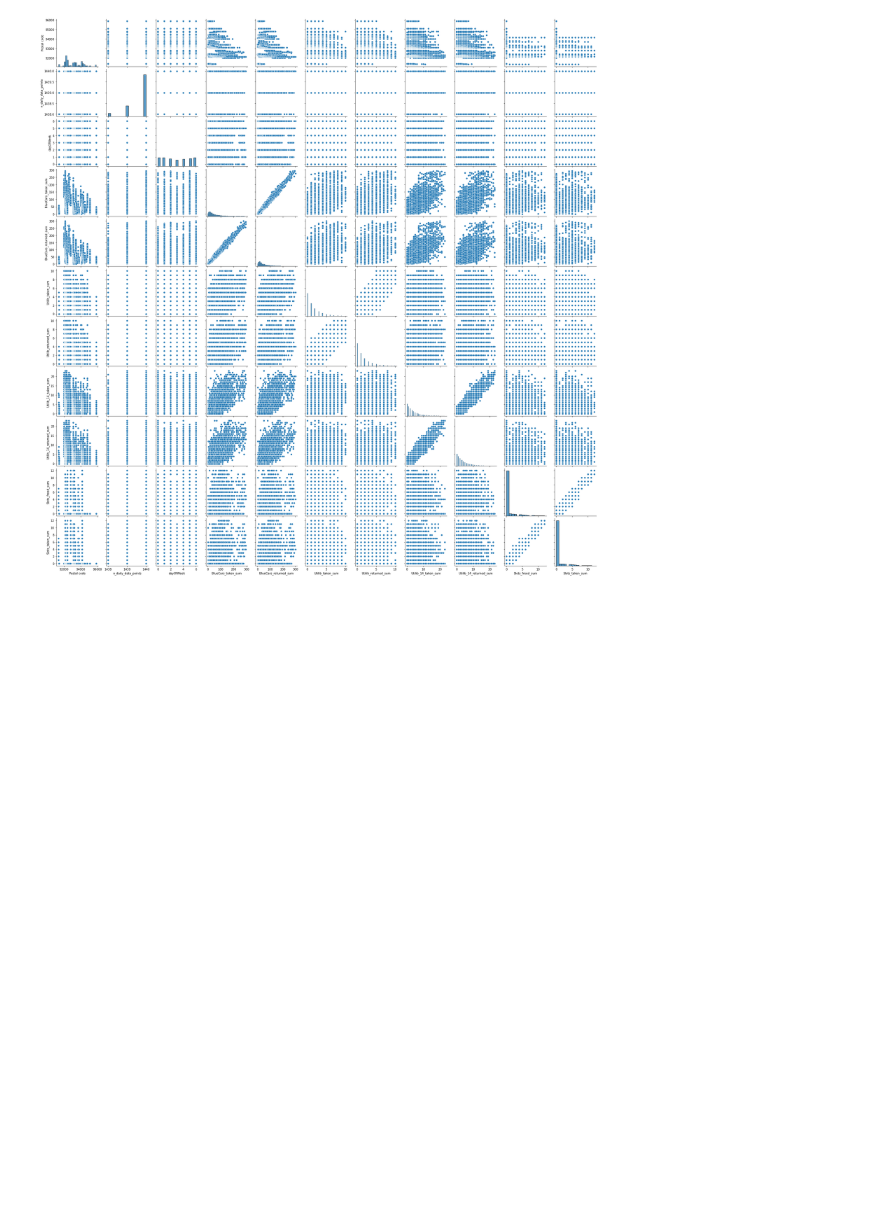
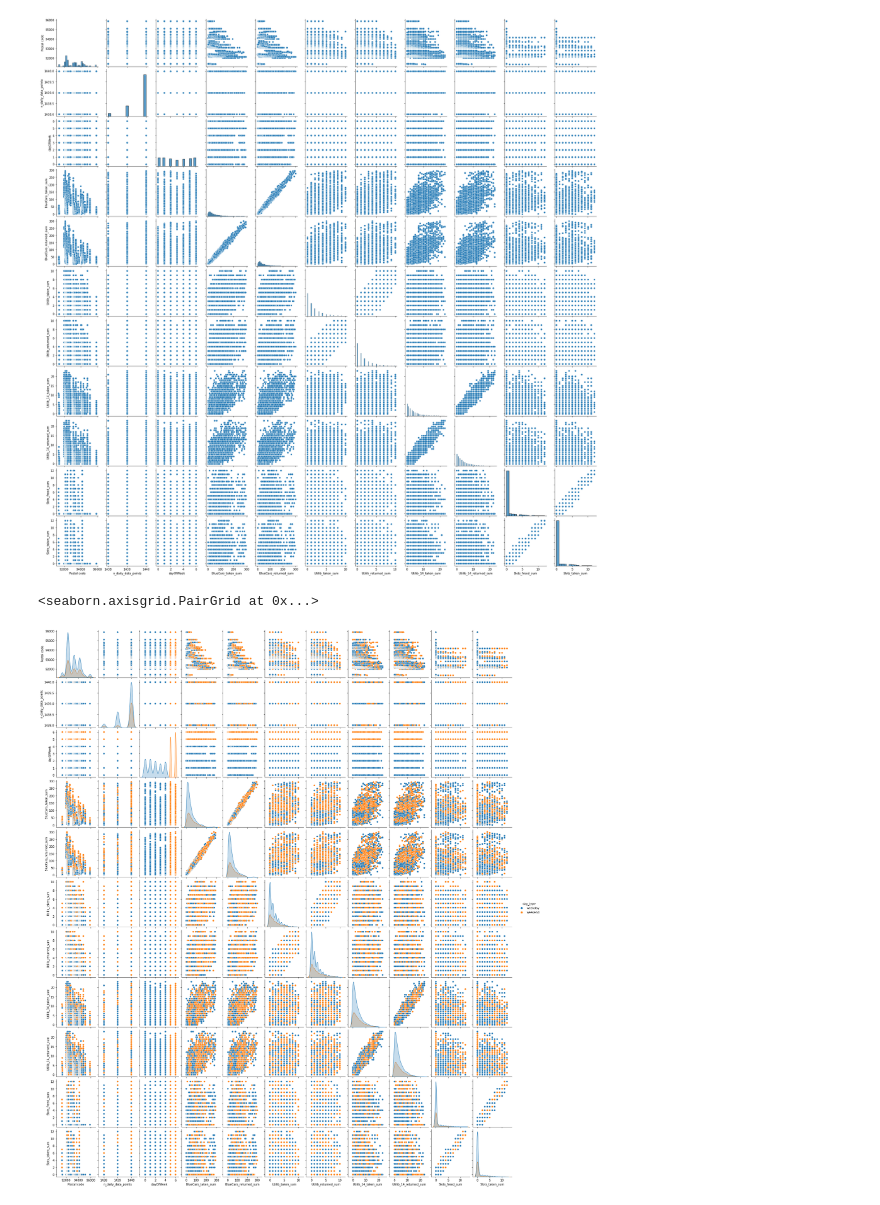
Before and after one commit to Gakarau/IP-Moringa, a Jupyter notebook: Independent_Project_Part_2.ipynb, the cells around one changed output. Drawn from its saved outputs; the diff is of its cells as text; code cells hidden in the pictures; blank space fills up the shorter version.

```diff
--- a/Independent_Project_Part_2.ipynb
+++ b/Independent_Project_Part_2.ipynb
@@ -178,3 +178,11 @@ sns.pairplot(Car)
 # %% [output]
 <seaborn.axisgrid.PairGrid at 0x...>
 [figure]
+# %%
+sns.pairplot(
+    data=Car,
+    aspect=.85,
+    hue='day_type')
+# %% [output]
+<seaborn.axisgrid.PairGrid at 0x...>
+[figure, added]
```
